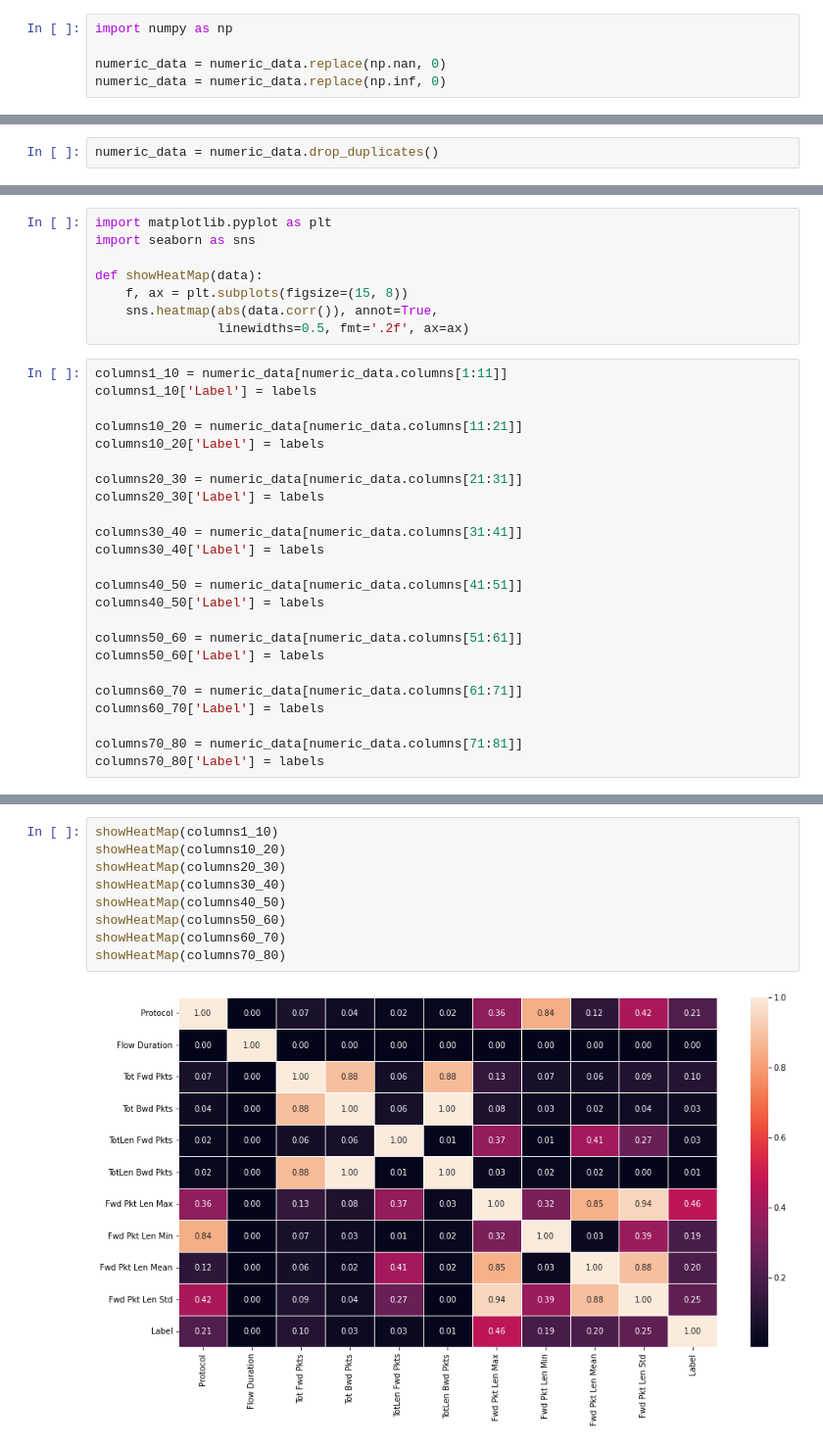
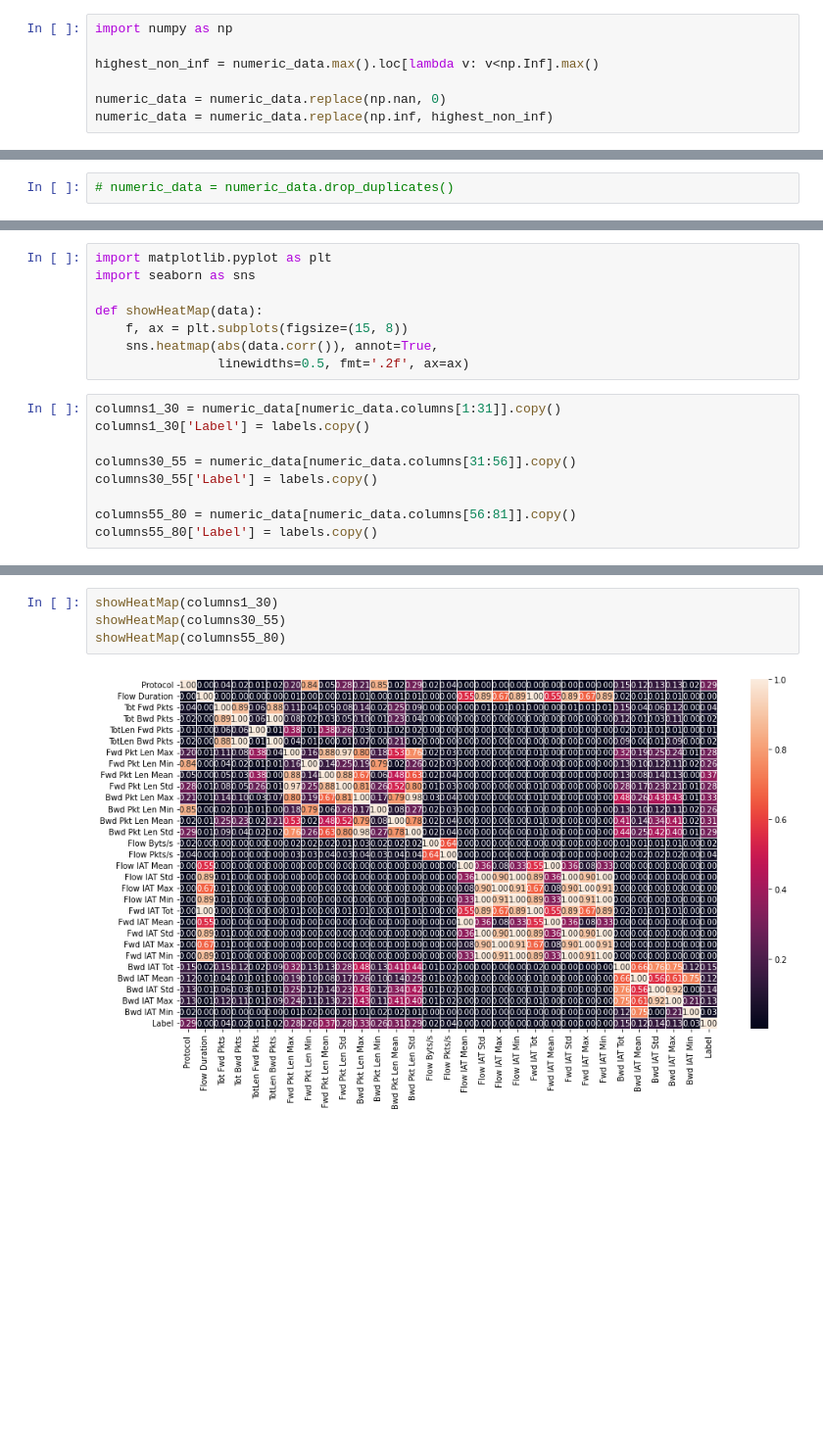
Before and after one commit to Wneku1/MlNetAttackDetector, a Jupyter notebook: python/corrmaps.ipynb, the cells around one changed output, grey strips where cells are left out. Shown: that part at 98% size. Drawn from its saved outputs; the diff is of its cells as text; blank space fills up the shorter version.

Commit message:
improve heat maps but for ftp only

```diff
--- a/python/corrmaps.ipynb
+++ b/python/corrmaps.ipynb
@@ -29,11 +57,13 @@ numeric_data = numeric_data.drop(['Timestamp'], axis=1)
 # %%
 import numpy as np
 
+highest_non_inf = numeric_data.max().loc[lambda v: v<np.Inf].max()
+
 numeric_data = numeric_data.replace(np.nan, 0)
-numeric_data = numeric_data.replace(np.inf, 0)
+numeric_data = numeric_data.replace(np.inf, highest_non_inf)
 # %%
 labels = numeric_data['Label']
 # %%
-numeric_data = numeric_data.drop_duplicates()
+# numeric_data = numeric_data.drop_duplicates()
 # %%
 numeric_data.info()
@@ -64,26 +76,11 @@ def showHeatMap(data):
     sns.heatmap(abs(data.corr()), annot=True,
                 linewidths=0.5, fmt='.2f', ax=ax)
 # %%
-columns1_10 = numeric_data[numeric_data.columns[1:11]]
-columns1_10['Label'] = labels
+columns1_30 = numeric_data[numeric_data.columns[1:31]].copy()
+columns1_30['Label'] = labels.copy()
 
-columns10_20 = numeric_data[numeric_data.columns[11:21]]
-columns10_20['Label'] = labels
+columns30_55 = numeric_data[numeric_data.columns[31:56]].copy()
+columns30_55['Label'] = labels.copy()
 
-columns20_30 = numeric_data[numeric_data.columns[21:31]]
-columns20_30['Label'] = labels
-
-columns30_40 = numeric_data[numeric_data.columns[31:41]]
-columns30_40['Label'] = labels
-
-columns40_50 = numeric_data[numeric_data.columns[41:51]]
-columns40_50['Label'] = labels
-
-columns50_60 = numeric_data[numeric_data.columns[51:61]]
-columns50_60['Label'] = labels
-
-columns60_70 = numeric_data[numeric_data.columns[61:71]]
-columns60_70['Label'] = labels
-
-columns70_80 = numeric_data[numeric_data.columns[71:81]]
-columns70_80['Label'] = labels
+columns55_80 = numeric_data[numeric_data.columns[56:81]].copy()
+columns55_80['Label'] = labels.copy()
@@ -108,11 +87,6 @@ See the caveats in the documentation: https://pandas.pydata.org/pandas-docs/stab
 # %%
-showHeatMap(columns1_10)
-showHeatMap(columns10_20)
-showHeatMap(columns20_30)
-showHeatMap(columns30_40)
-showHeatMap(columns40_50)
-showHeatMap(columns50_60)
-showHeatMap(columns60_70)
-showHeatMap(columns70_80)
+showHeatMap(columns1_30)
+showHeatMap(columns30_55)
+showHeatMap(columns55_80)
 # %% [output]
-[figure, old version]
+[figure, new version]
```
Also changed, not shown: parts of 9 cells of this notebook.
